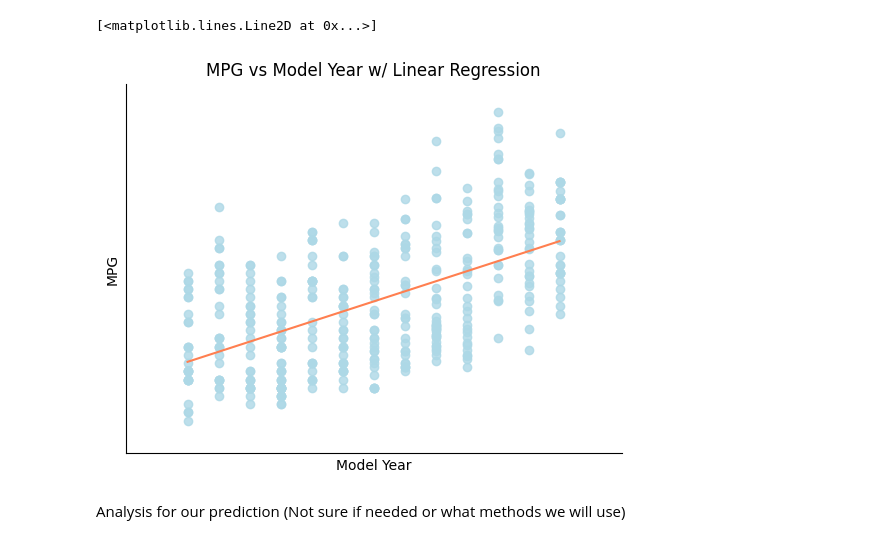
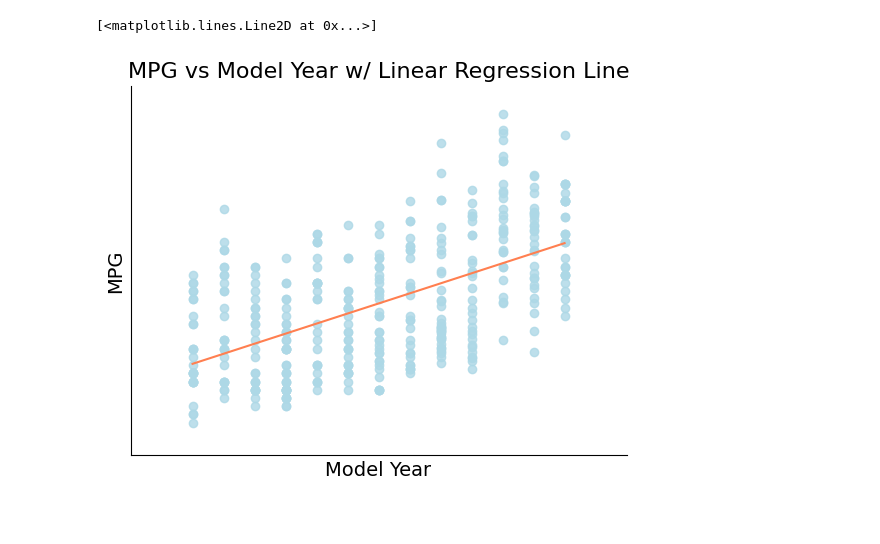
Before and after one commit to adenletchworth/Auto-MPG-Data-Analysis, a Jupyter notebook: dataAnalysis.ipynb, the cells around one changed output. Saved outputs shown, nothing was run; the diff lists cells and outputs as text; code cells hidden in the pictures; blank space fills up the shorter version.

```diff
--- a/dataAnalysis.ipynb
+++ b/dataAnalysis.ipynb
@@ -61,10 +73,10 @@ We are now going to implement a Simple Linear Regression because we are predicti
 # %%
 lm = LinearRegression() # creating object
 
-fittedX = x.values.reshape(-1,1) # Reshaping so we can put in our fit function
-fittedY = y.values
+fitted_X = x.values.reshape(-1,1) # Reshaping so we can put in our fit function
+fitted_Y = y.values
 
-lm.fit(fittedX,fittedY) # fit our data
+lm.fit(fitted_X,fitted_Y) # fit our data
 
-predicted_y = lm.predict(fittedX) # makes a y prediction for every x value
+pred_y = lm.predict(fitted_X) # makes a y prediction for every x value
 # %% [markdown]
@@ -72,28 +84,26 @@ We now are using our graph from before and adding our linear regression line
 # %%
 
 plt.scatter(x,y,c='lightblue',alpha=.8)
 
 fig = plt.figure(1,figsize=(8,6)) #changes the physical size of the plot
 
 plt.xticks([]) #Removes number labels
 plt.yticks([])
 
 plt.gca().spines['top'].set_visible(False) # Removes spines
 plt.gca().spines['right'].set_visible(False)
 
 plt.xlim(68,84) # Scales our graph
 plt.ylim(5,50)
 
 ax=plt.gca() # get current axes
 
-ax.set_xlabel('Model Year') # Gives our axes a label
-ax.set_ylabel('MPG')
+ax.set_xlabel('Model Year',fontsize=14) # Gives our axes a label
+ax.set_ylabel('MPG',fontsize=14)
 
-plt.title('MPG vs Model Year w/ Linear Regression') # gives a plot title
+plt.title('MPG vs Model Year w/ Linear Regression Line',fontsize=16) # gives a plot title
 
-plt.plot(fittedX, predicted_y,c='coral') # add the linear regression line
+plt.plot(fitted_X, pred_y,c='coral') # add the linear regression line
 # %% [output]
 [<matplotlib.lines.Line2D at 0x...>]
-[figure, old version]
+[figure, new version]
-# %% [markdown]
-Analysis for our prediction (Not sure if needed or what methods we will use)
```
Also changed, not shown: parts of 20 cells of this notebook.
